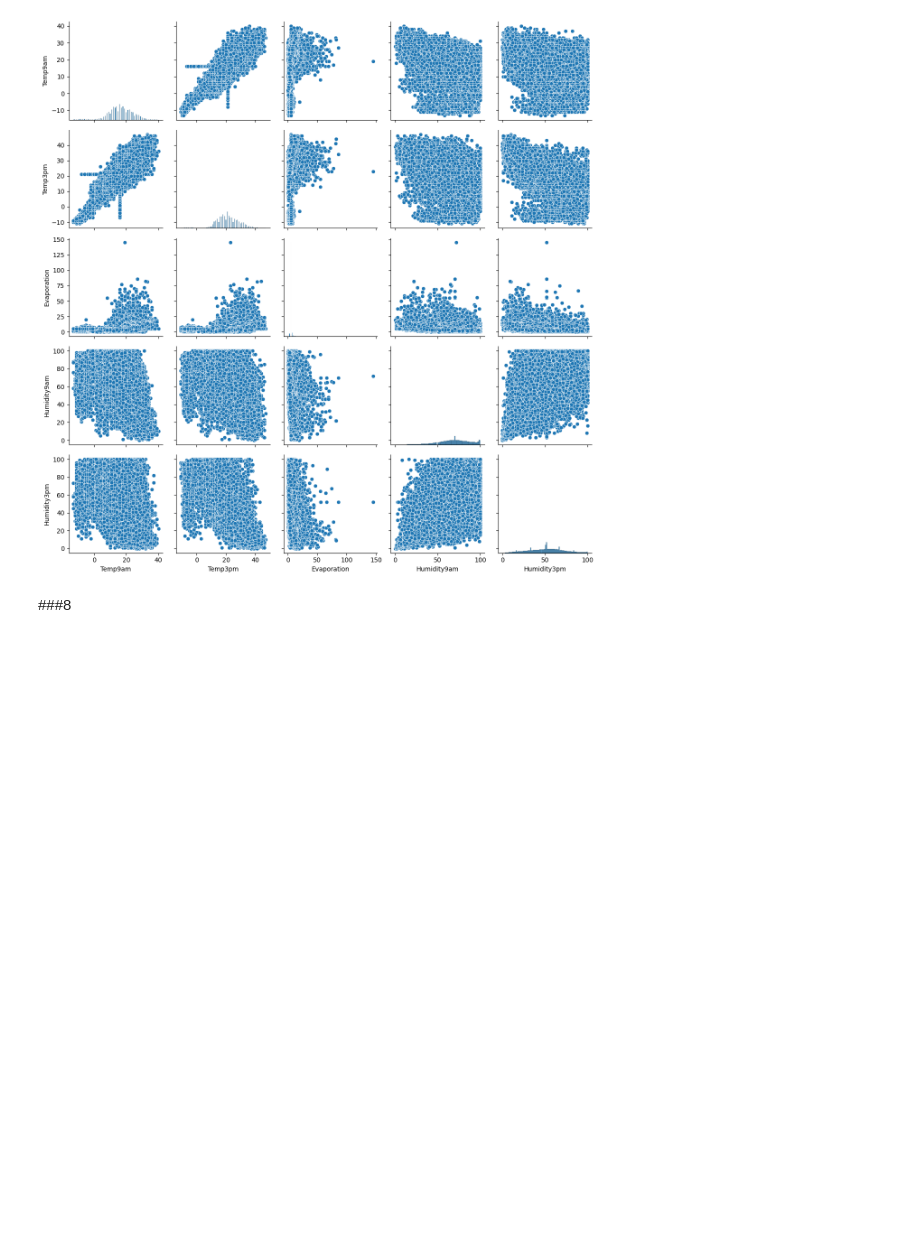
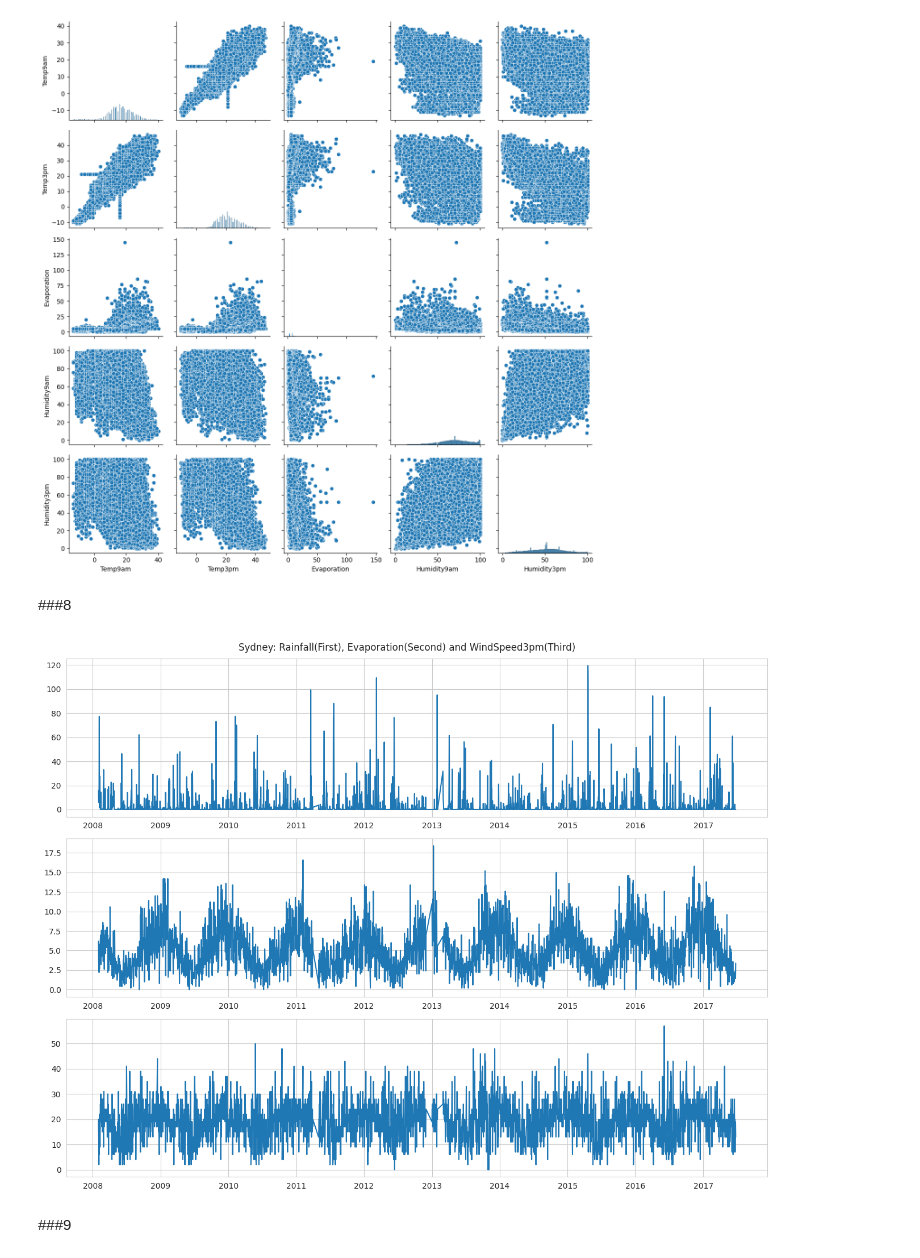
Before and after one commit to garfield-gray/DataMining, a Jupyter notebook: Data_Exploration_&_Visualization.ipynb, the cells around one changed output. Saved outputs shown, nothing was run; the diff lists cells and outputs as text; code cells hidden in the pictures; blank space fills up the shorter version.

```diff
--- a/Data_Exploration_&_Visualization.ipynb
+++ b/Data_Exploration_&_Visualization.ipynb
@@ -894,3 +894,16 @@ sns.pairplot(pairPlotData)
 [figure]
 # %% [markdown]
 ###8
+# %%
+j = 7
+data = df
+fig, axs = plt.subplots(3, figsize=(13, 10))
+fig.suptitle(f'{Weatherstations[j]}: Rainfall(First), Evaporation(Second) and WindSpeed3pm(Third)')
+axs[0].plot((data.loc[data['Location'] == Weatherstations[j]])['Date'],(data.loc[data['Location'] == Weatherstations[j]])['Rainfall'])
+axs[1].plot((data.loc[data['Location'] == Weatherstations[j]])['Date'],(data.loc[data['Location'] == Weatherstations[j]])['Evaporation'])
+axs[2].plot((data.loc[data['Location'] == Weatherstations[j]])['Date'],(data.loc[data['Location'] == Weatherstations[j]])['WindSpeed3pm'])
+plt.show()
+# %% [output]
+[figure, added]
+# %% [markdown]
+###9
```
Also changed, not shown: parts of 2 cells of this notebook.
